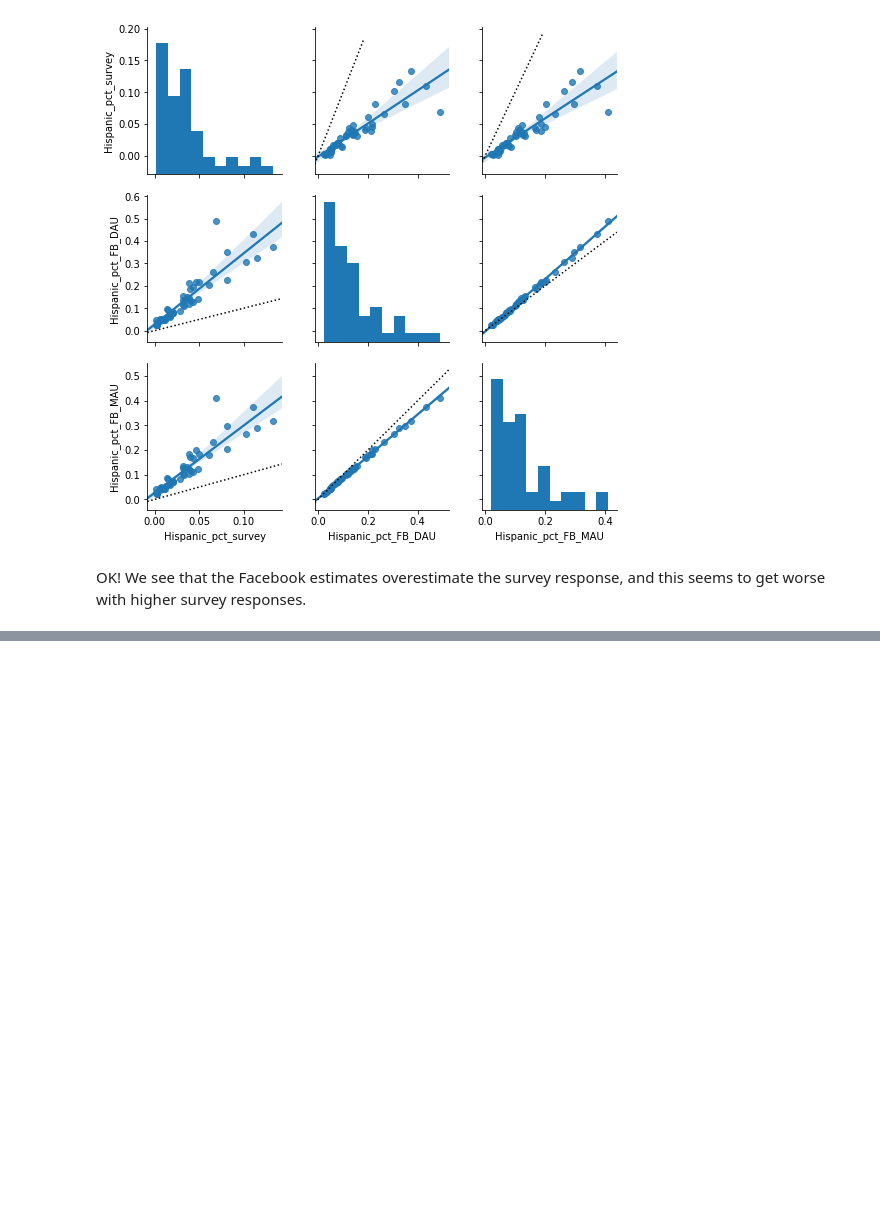
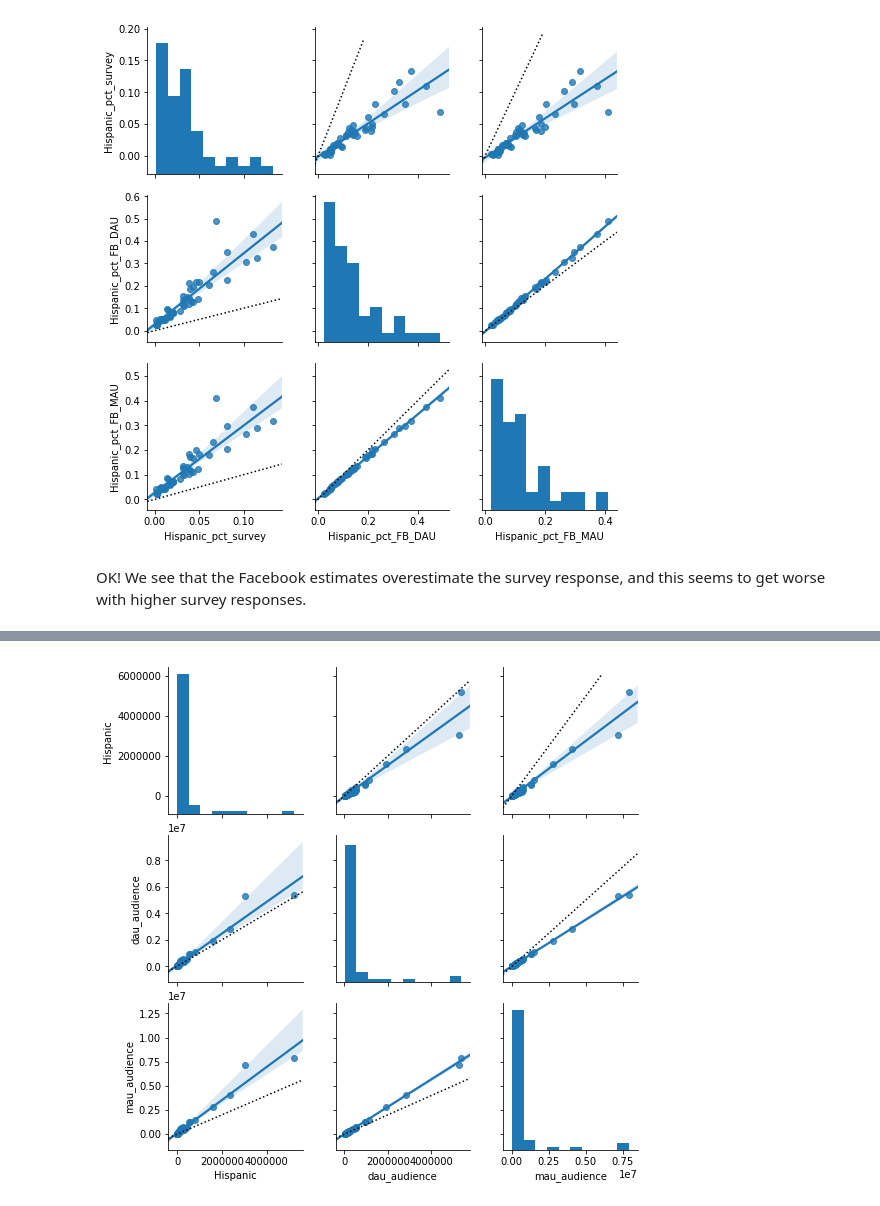
Before and after one commit to ianbstewart/immigrant_assimilation, a Jupyter notebook: src/data_processing/compare_facebook_survey_estimates.ipynb, the cells around one changed output, grey strips where cells are left out. Drawn from its saved outputs; the diff is of its cells as text; code cells hidden in the pictures; blank space fills up the shorter version.

Commit message:
updating Facebook/survey analysis; mining for age/lang usage

```diff
--- a/src/data_processing/compare_facebook_survey_estimates.ipynb
+++ b/src/data_processing/compare_facebook_survey_estimates.ipynb
@@ -112,0 +117,10 @@ OK! We see that the Facebook estimates overestimate the survey response, and thi
+# %%
+survey_data.loc[:, 'Hispanic']
+ad_estimate_hispanic = ad_estimates[ad_estimates.loc[:, 'demo_group'] == hisp_name]
+ad_estimate_hispanic.index = ad_estimate_hispanic.loc[:, 'state']
+dau_hispanic_count = ad_estimate_hispanic.loc[:, 'dau_audience']
+mau_hispanic_count = ad_estimate_hispanic.loc[:, 'mau_audience']
+hispanic_count_data = pd.concat([survey_data.loc[:, 'Hispanic'],
+                                 dau_hispanic_count,
+                                 mau_hispanic_count], axis=1)
+hispanic_count_data = hispanic_count_data[~ hispanic_count_data.apply(lambda x: pd.np.any(pd.np.isnan(x)), axis=1)]
@@ -112,0 +136,14 @@ OK! We see that the Facebook estimates overestimate the survey response, and thi
+# %%
+pair_grid = sns.pairplot(hispanic_count_data, kind='reg')
+M = hispanic_count_data.shape[1]
+for i in range(M):
+    for j in range(M):
+        if(i != j):
+            ax = pair_grid.axes[i][j]
+            x0, x1 = ax.get_xlim()
+            y0, y1 = ax.get_ylim()
+            lims = [max(x0, y0), min(x1, y1)]
+            ax.plot(lims, lims, ':k')
+plt.show()
+# %% [output]
+[figure, added]
```
Also changed, not shown: parts of 6 cells of this notebook, 6 other files.
